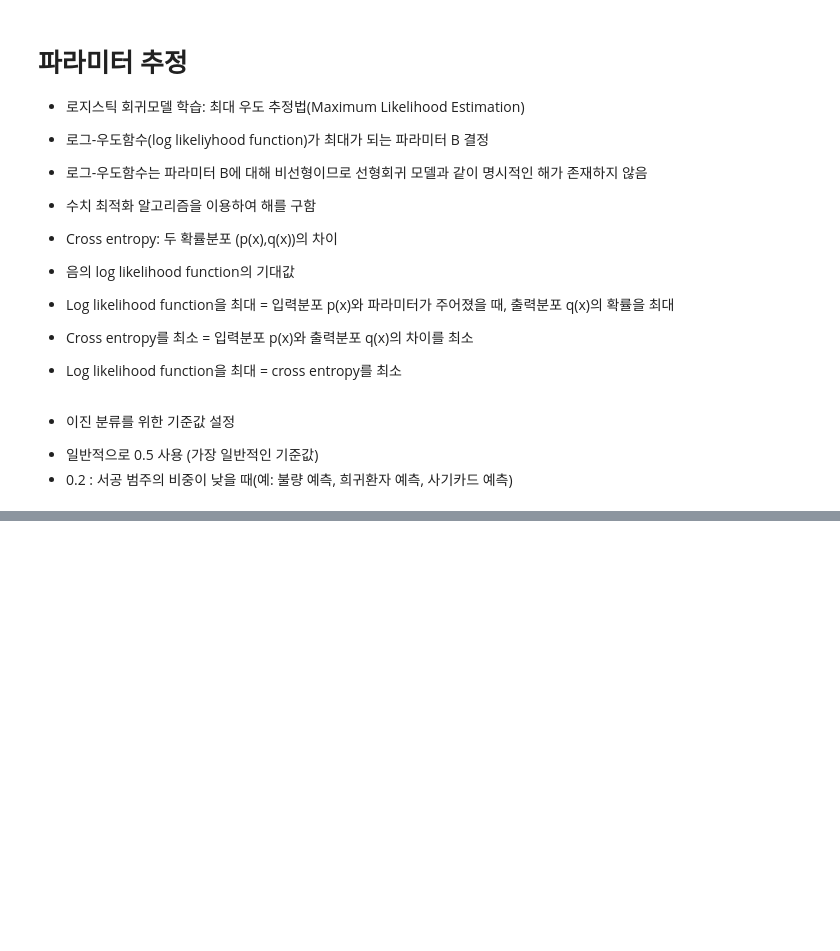
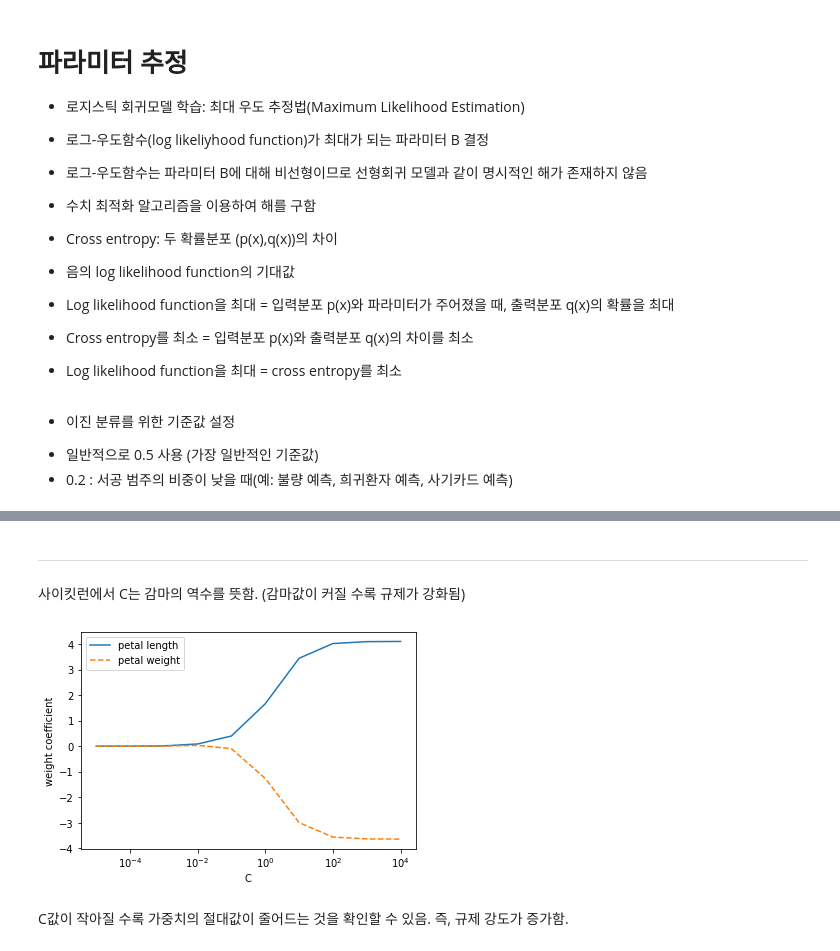
Before and after one commit to DrumDong/MachineLearning-Statistics_Book, a Jupyter notebook: 머신러닝_06th.ipynb, the cells around one changed output, grey strips where cells are left out. Drawn from its saved outputs; the diff is of its cells as text; code cells hidden in the pictures; blank space fills up the shorter version.

```diff
--- a/머신러닝_06th.ipynb
+++ b/머신러닝_06th.ipynb
@@ -85,0 +141,29 @@ log(Odds)
+# %% [markdown]
+---
+
+사이킷런에서 C는 감마의 역수를 뜻함. (감마값이 커질 수록 규제가 강화됨)
+# %%
+import numpy as np
+
+weights, params =[], []
+for c in np.arange(-5,5):
+  lr = LogisticRegression(solver = 'liblinear',multi_class='auto',
+                        C=10.**c,random_state=1)
+  lr.fit(X_train,y_train)
+  weights.append(lr.coef_[1])
+  params.append(10.**c)
+
+weights = np.array(weights)
+plt.plot(params,weights[:,0],
+         label = 'petal length')
+plt.plot(params,weights[:,1],linestyle='--',
+         label='petal weight')
+plt.ylabel('weight coefficient')
+plt.xlabel('C')
+plt.legend(loc='upper left')
+plt.xscale('log')
+plt.show()
+# %% [output]
+[figure, added]
+# %% [markdown]
+C값이 작아질 수록 가중치의 절대값이 줄어드는 것을 확인할 수 있음. 즉, 규제 강도가 증가함.
```
Also changed, not shown: parts of 8 cells of this notebook.
